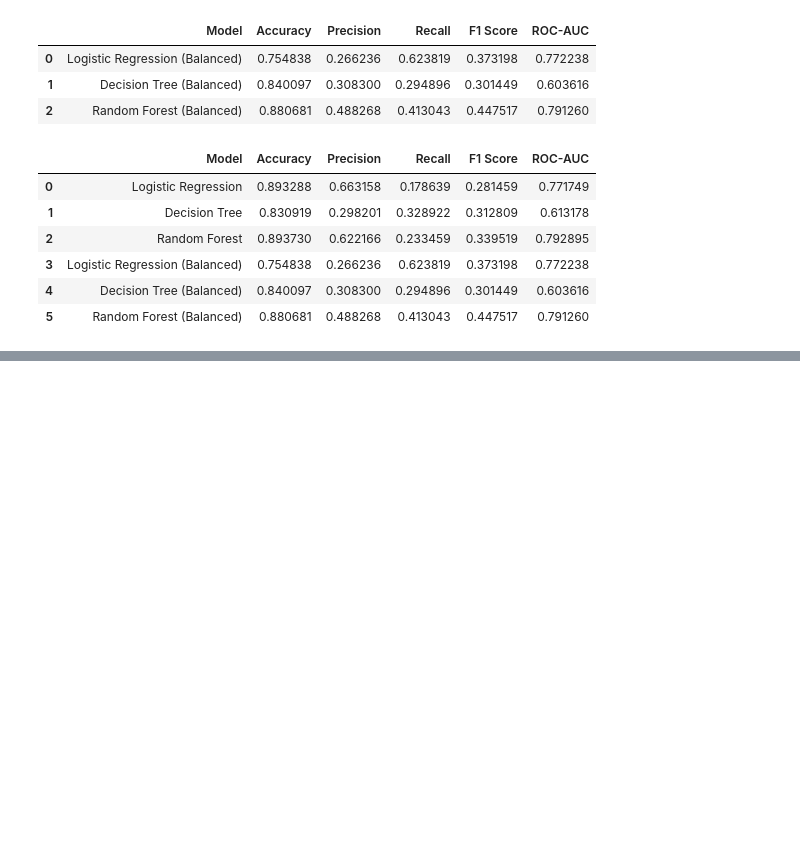
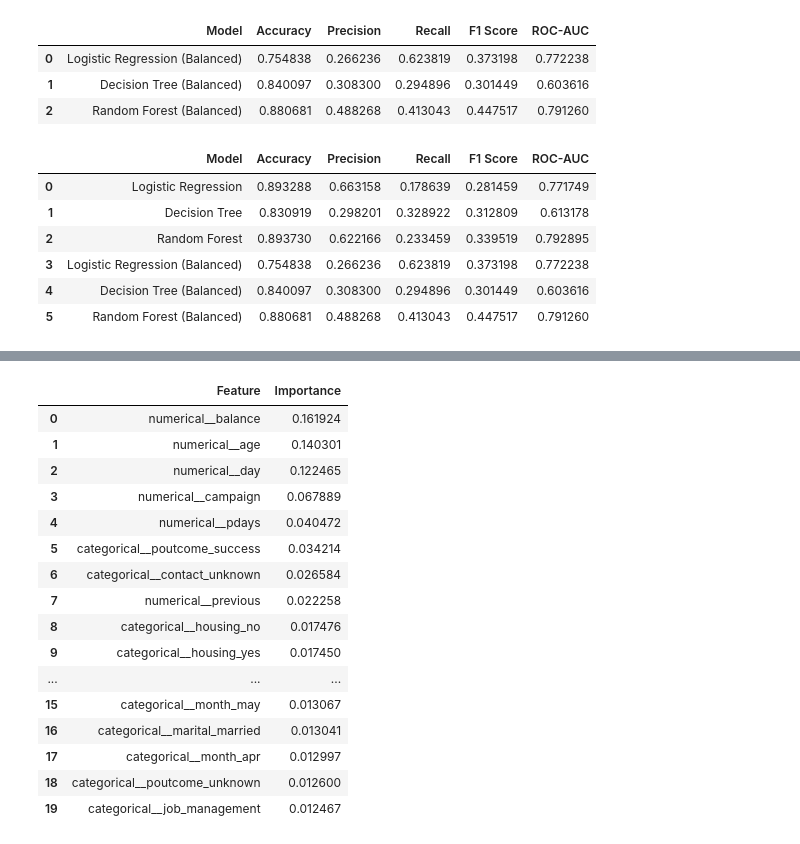
Before and after one commit to Tam-Davies/Predicting-Customer-Term-Deposit-Subscription-Using-Supervised-Machine-Learning, a Jupyter notebook: notebooks/bank_marketing_classification.ipynb, the cells around one changed output, grey strips where cells are left out. Saved outputs shown, nothing was run; the diff lists cells and outputs as text; code cells hidden in the pictures; blank space fills up the shorter version.

```diff
--- a/notebooks/bank_marketing_classification.ipynb
+++ b/notebooks/bank_marketing_classification.ipynb
@@ -487,0 +775,42 @@ print("imbalanced-learn is available.")
+# %%
+# Get the fitted preprocessing pipeline
+rf_balanced = weighted_models["Random Forest (Balanced)"]
+
+preprocessor_fitted = rf_balanced.named_steps["preprocessor"]
+rf_model = rf_balanced.named_steps["model"]
+
+# Get feature names after preprocessing
+feature_names = preprocessor_fitted.get_feature_names_out()
+
+# Get feature importance
+feature_importance = pd.DataFrame({
+    "Feature": feature_names,
+    "Importance": rf_model.feature_importances_
+})
+
+# Sort by importance
+feature_importance = feature_importance.sort_values(
+    by="Importance",
+    ascending=False
+).reset_index(drop=True)
+
+# Display top 20
+feature_importance.head(20)
+# %% [output]
+|  | Feature | Importance |
+| 0 | numerical__balance | 0.161924 |
+| 1 | numerical__age | 0.140301 |
+| 2 | numerical__day | 0.122465 |
+| 3 | numerical__campaign | 0.067889 |
+| 4 | numerical__pdays | 0.040472 |
+| 5 | categorical__poutcome_success | 0.034214 |
+| 6 | categorical__contact_unknown | 0.026584 |
+| 7 | numerical__previous | 0.022258 |
+| 8 | categorical__housing_no | 0.017476 |
+| 9 | categorical__housing_yes | 0.017450 |
+| ... | ... | ... |
+| 15 | categorical__month_may | 0.013067 |
+| 16 | categorical__marital_married | 0.013041 |
+| 17 | categorical__month_apr | 0.012997 |
+| 18 | categorical__poutcome_unknown | 0.012600 |
+| 19 | categorical__job_management | 0.012467 |
```
Also changed, not shown: parts of 12 cells of this notebook.
